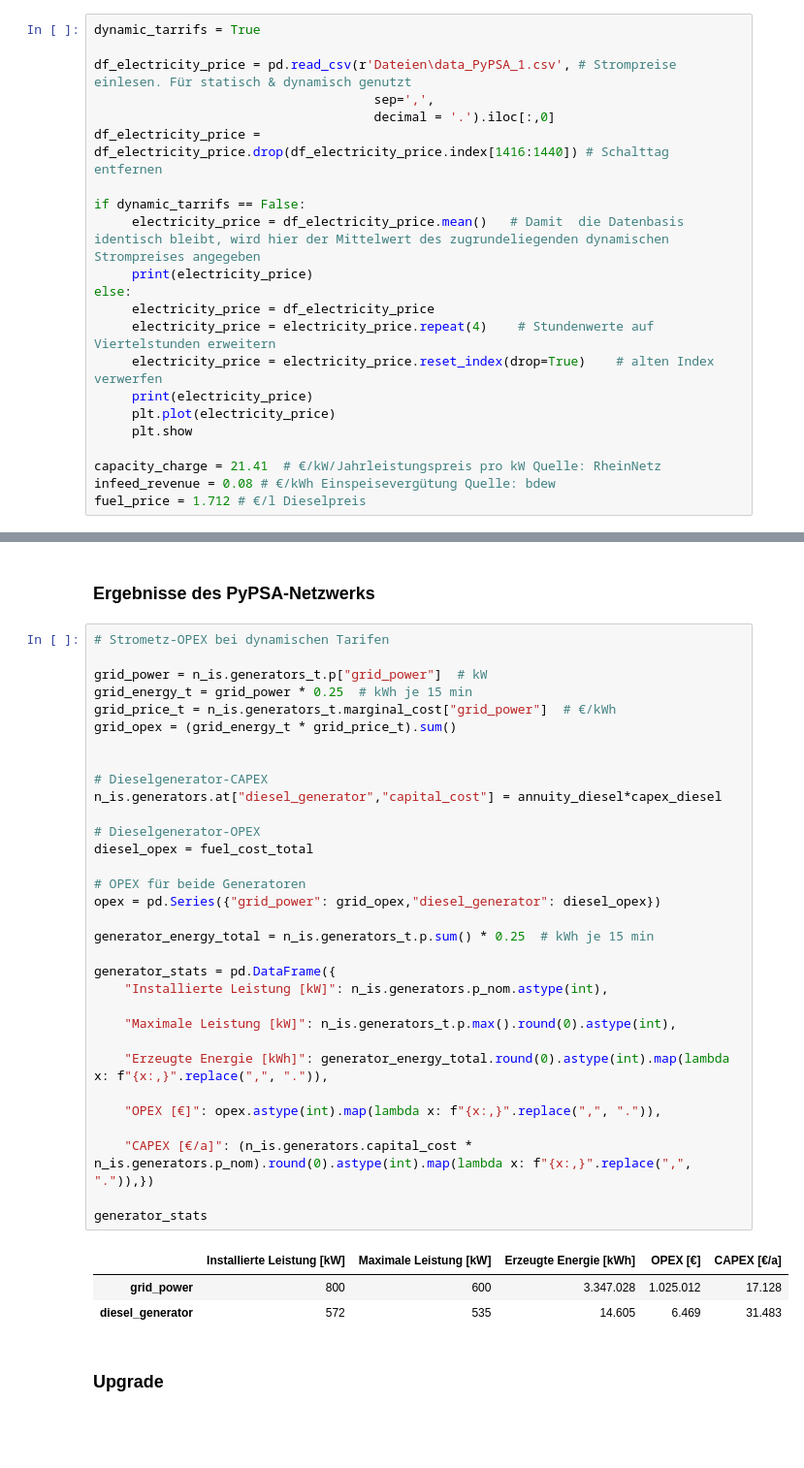
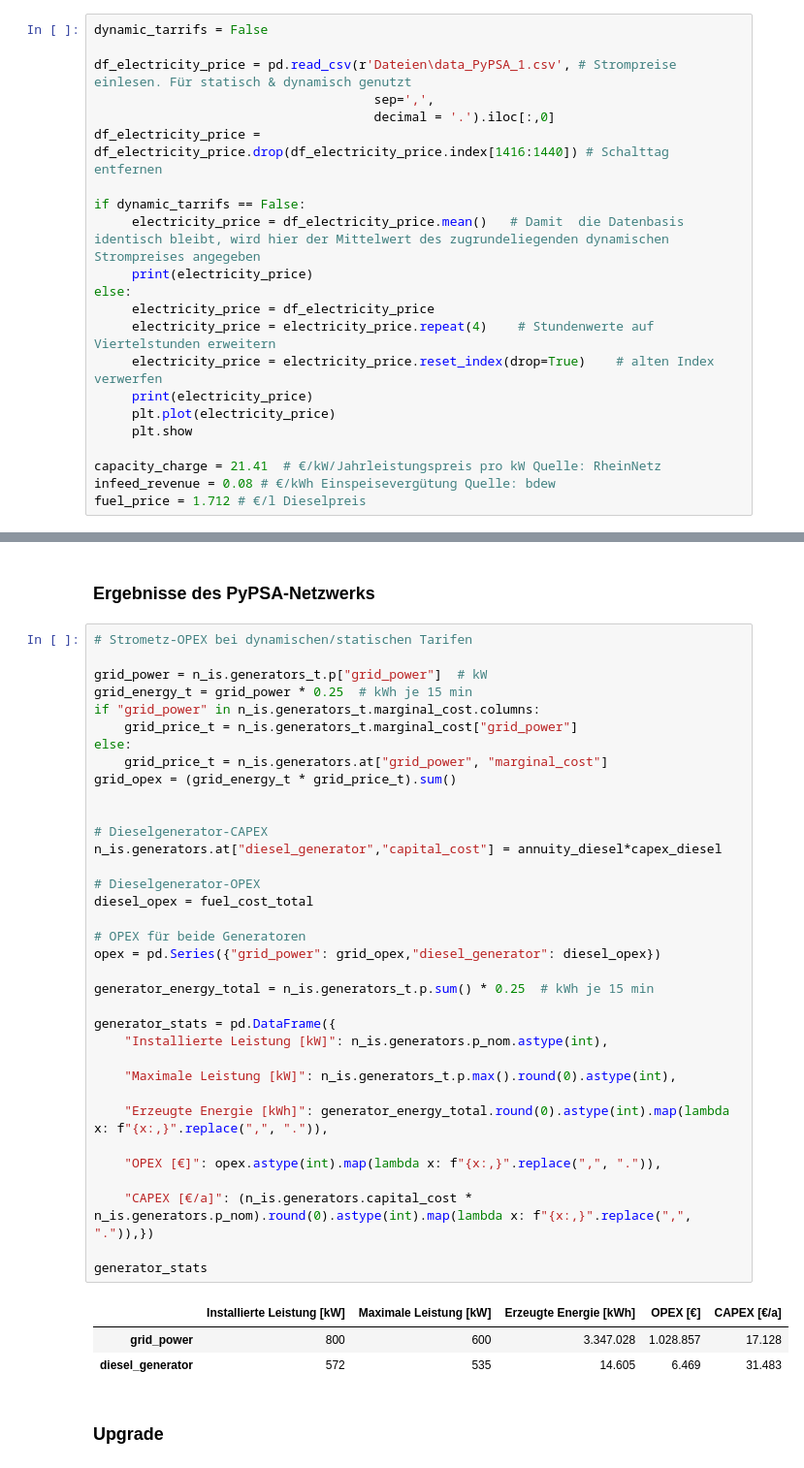
Before and after one commit to fschneegg/MoE-Team05, a Jupyter notebook: Notebook - V18.ipynb, the cells around one changed output, grey strips where cells are left out. Shown at 97% size. Saved outputs shown, nothing was run; the diff lists cells and outputs as text; blank space fills up the shorter version.

```diff
--- a/Notebook - V18.ipynb
+++ b/Notebook - V18.ipynb
@@ -104,7 +104,7 @@ display(Image(filename="Dateien/Abbildungen/Heatmap.png"))
 # %% [markdown]
 ### Energiepreise
 # %%
-dynamic_tarrifs = True
+dynamic_tarrifs = False
 
 df_electricity_price = pd.read_csv(r'Dateien\data_PyPSA_1.csv', # Strompreise einlesen. Für statisch & dynamisch genutzt
                                      sep=',',
@@ -800,40 +757,43 @@ Anzahl an Starts: 13
 # %% [markdown]
 ### Ergebnisse des PyPSA-Netzwerks
 # %%
-# Strometz-OPEX bei dynamischen Tarifen
+# Strometz-OPEX bei dynamischen/statischen Tarifen
 
 grid_power = n_is.generators_t.p["grid_power"]  # kW
 grid_energy_t = grid_power * 0.25  # kWh je 15 min
-grid_price_t = n_is.generators_t.marginal_cost["grid_power"]  # €/kWh
+if "grid_power" in n_is.generators_t.marginal_cost.columns:
+    grid_price_t = n_is.generators_t.marginal_cost["grid_power"]
+else:
+    grid_price_t = n_is.generators.at["grid_power", "marginal_cost"]
 grid_opex = (grid_energy_t * grid_price_t).sum()
 
 
 # Dieselgenerator-CAPEX
 n_is.generators.at["diesel_generator","capital_cost"] = annuity_diesel*capex_diesel
 
 # Dieselgenerator-OPEX
 diesel_opex = fuel_cost_total
 
 # OPEX für beide Generatoren
 opex = pd.Series({"grid_power": grid_opex,"diesel_generator": diesel_opex})
 
 generator_energy_total = n_is.generators_t.p.sum() * 0.25  # kWh je 15 min
 
 generator_stats = pd.DataFrame({
     "Installierte Leistung [kW]": n_is.generators.p_nom.astype(int),
 
     "Maximale Leistung [kW]": n_is.generators_t.p.max().round(0).astype(int),
 
     "Erzeugte Energie [kWh]": generator_energy_total.round(0).astype(int).map(lambda x: f"{x:,}".replace(",", ".")),
 
     "OPEX [€]": opex.astype(int).map(lambda x: f"{x:,}".replace(",", ".")),
 
     "CAPEX [€/a]": (n_is.generators.capital_cost * n_is.generators.p_nom).round(0).astype(int).map(lambda x: f"{x:,}".replace(",", ".")),})
 
 generator_stats
 # %% [output]
 |  | Installierte Leistung [kW] | Maximale Leistung [kW] | Erzeugte Energie [kWh] | OPEX [€] | CAPEX [€/a] |
-| grid_power | 800 | 600 | 3.347.028 | 1.025.012 | 17.128 |
+| grid_power | 800 | 600 | 3.347.028 | 1.028.857 | 17.128 |
 | diesel_generator | 572 | 535 | 14.605 | 6.469 | 31.483 |
 # %% [markdown]
 ### **Upgrade**
```
Also changed, not shown: parts of 42 cells of this notebook.
